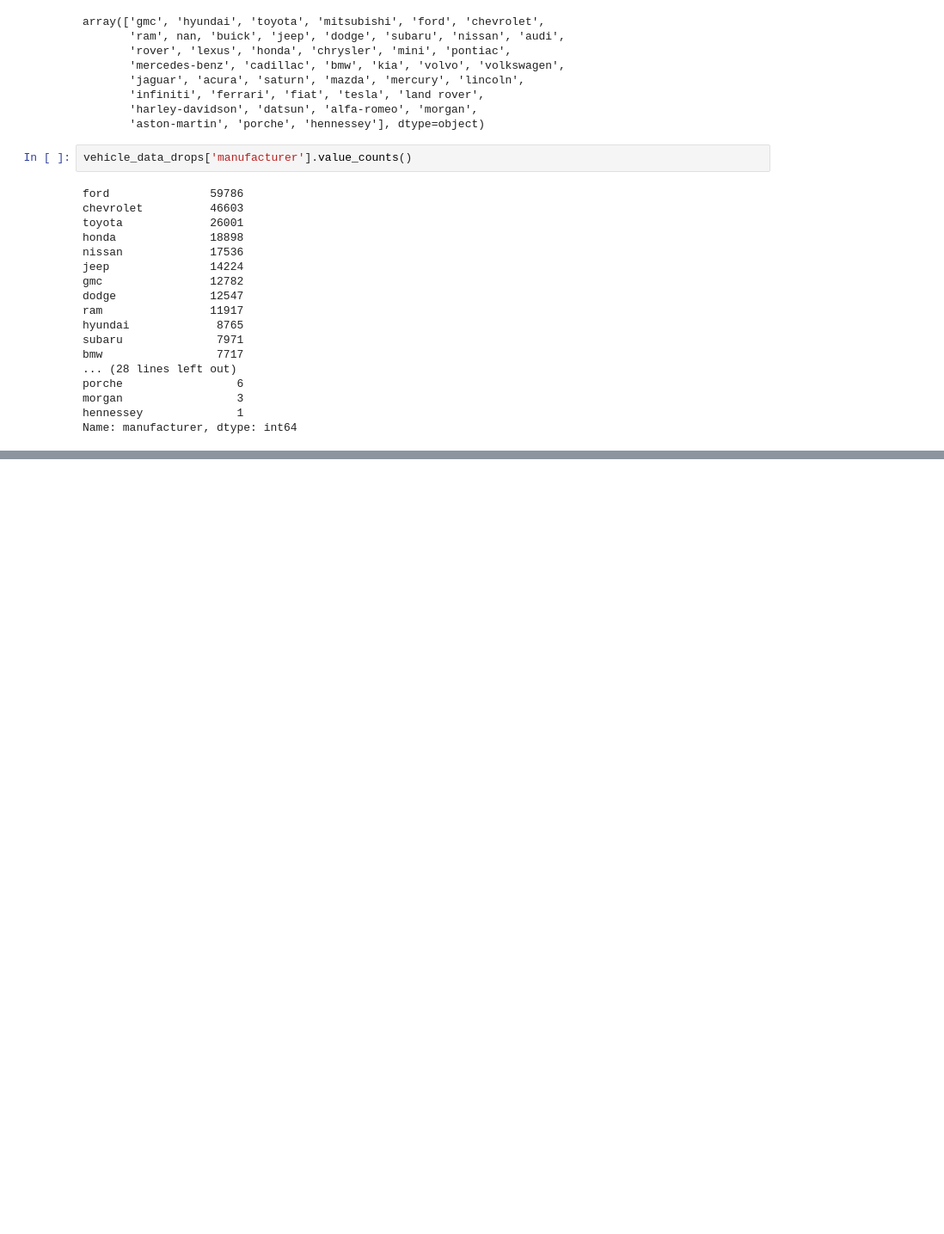
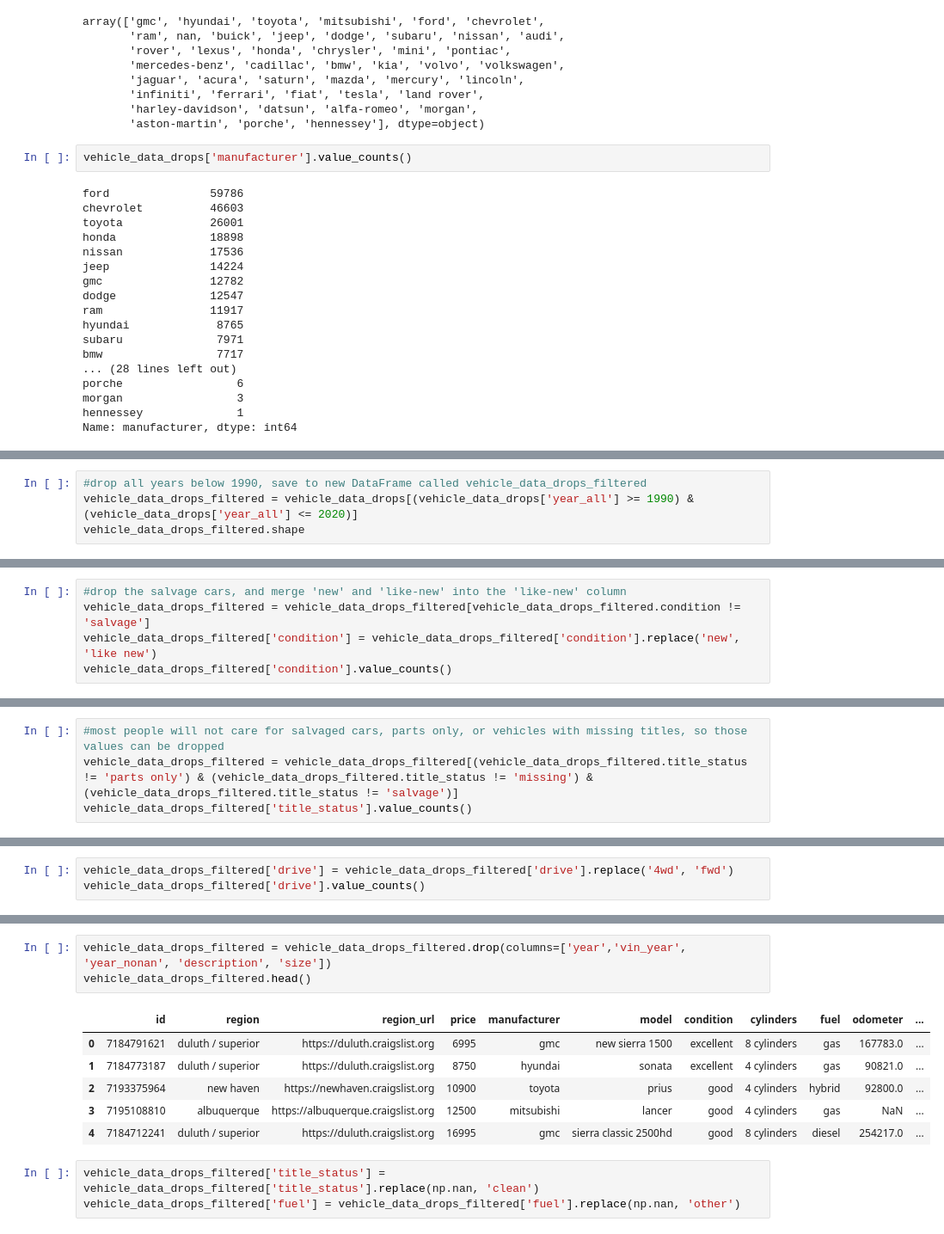
Before and after one commit to kmantha95/Predicting-Used-Car-Prices-CapstoneProject, a Jupyter notebook: predicting used car value - data wrangling.ipynb, the cells around one changed output, grey strips where cells are left out. Shown: that part at 86% size. Saved outputs shown, nothing was run; the diff lists cells and outputs as text; blank space fills up the shorter version.

```diff
--- a/predicting used car value - data wrangling.ipynb
+++ b/predicting used car value - data wrangling.ipynb
@@ -304,0 +311,4 @@ plt.show()
+# %%
+#drop all years below 1990, save to new DataFrame called vehicle_data_drops_filtered
+vehicle_data_drops_filtered = vehicle_data_drops[(vehicle_data_drops['year_all'] >= 1990) & (vehicle_data_drops['year_all'] <= 2020)]
+vehicle_data_drops_filtered.shape
@@ -315 +347,6 @@ salvage        530
 Name: condition, dtype: int64
+# %%
+#drop the salvage cars, and merge 'new' and 'like-new' into the 'like-new' column
+vehicle_data_drops_filtered = vehicle_data_drops_filtered[vehicle_data_drops_filtered.condition != 'salvage']
+vehicle_data_drops_filtered['condition'] = vehicle_data_drops_filtered['condition'].replace('new', 'like new')
+vehicle_data_drops_filtered['condition'].value_counts()
@@ -324,3 +372,7 @@ lien            1963
 missing          711
 parts only       213
 Name: title_status, dtype: int64
+# %%
+#most people will not care for salvaged cars, parts only, or vehicles with missing titles, so those values can be dropped
+vehicle_data_drops_filtered = vehicle_data_drops_filtered[(vehicle_data_drops_filtered.title_status != 'parts only') & (vehicle_data_drops_filtered.title_status != 'missing') & (vehicle_data_drops_filtered.title_status != 'salvage')]
+vehicle_data_drops_filtered['title_status'].value_counts()
@@ -326,0 +446,3 @@ Name: title_status, dtype: int64
+# %%
+vehicle_data_drops_filtered['drive'] = vehicle_data_drops_filtered['drive'].replace('4wd', 'fwd')
+vehicle_data_drops_filtered['drive'].value_counts()
@@ -326,0 +486,13 @@ Name: title_status, dtype: int64
+# %%
+vehicle_data_drops_filtered = vehicle_data_drops_filtered.drop(columns=['year','vin_year', 'year_nonan', 'description', 'size'])
+vehicle_data_drops_filtered.head()
+# %% [output]
+|  | id | region | region_url | price | manufacturer | model | condition | cylinders | fuel | odometer | ... |
+| 0 | 7184791621 | duluth / superior | https://duluth.craigslist.org | 6995 | gmc | new sierra 1500 | excellent | 8 cylinders | gas | 167783.0 | ... |
+| 1 | 7184773187 | duluth / superior | https://duluth.craigslist.org | 8750 | hyundai | sonata | excellent | 4 cylinders | gas | 90821.0 | ... |
+| 2 | 7193375964 | new haven | https://newhaven.craigslist.org | 10900 | toyota | prius | good | 4 cylinders | hybrid | 92800.0 | ... |
+| 3 | 7195108810 | albuquerque | https://albuquerque.craigslist.org | 12500 | mitsubishi | lancer | good | 4 cylinders | gas | NaN | ... |
+| 4 | 7184712241 | duluth / superior | https://duluth.craigslist.org | 16995 | gmc | sierra classic 2500hd | good | 8 cylinders | diesel | 254217.0 | ... |
+# %%
+vehicle_data_drops_filtered['title_status'] = vehicle_data_drops_filtered['title_status'].replace(np.nan, 'clean')
+vehicle_data_drops_filtered['fuel'] = vehicle_data_drops_filtered['fuel'].replace(np.nan, 'other')
```
Also changed, not shown: parts of 32 cells of this notebook.
